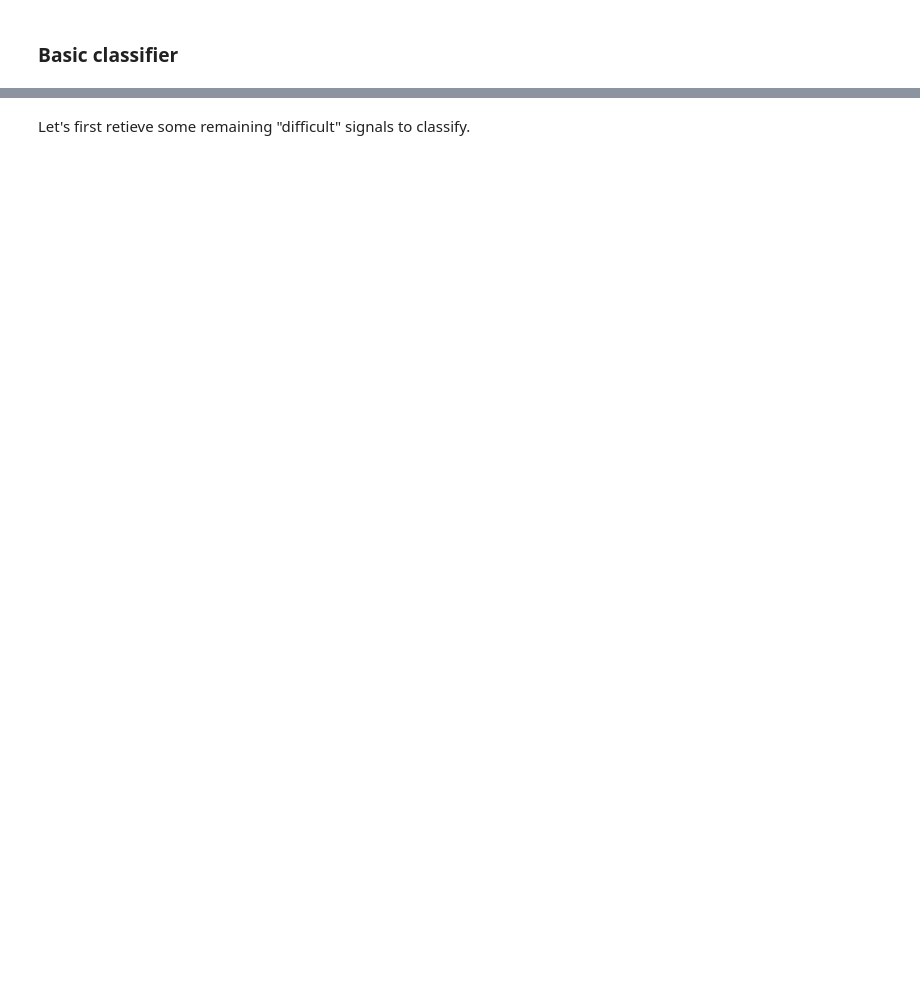
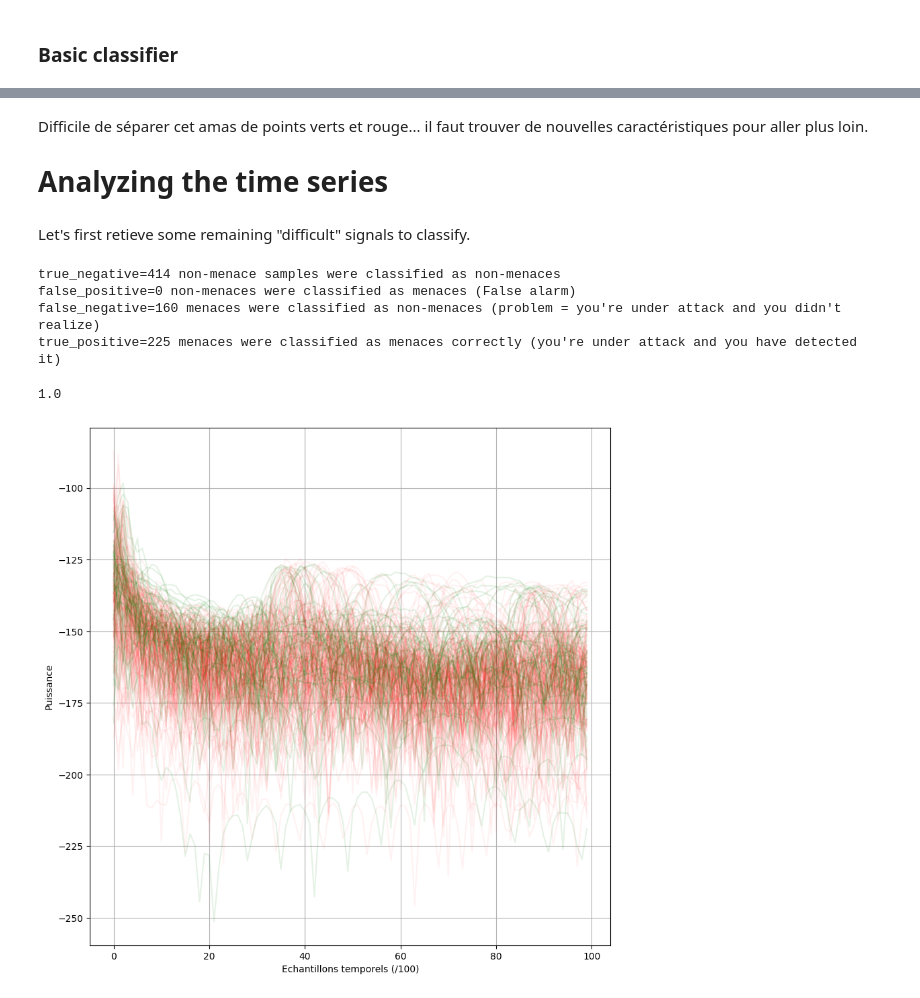
Before and after one commit to balthazarneveu/MVA23_SIGNAL, a Jupyter notebook: lab_02/rapport.ipynb, the cells around one changed output, grey strips where cells are left out. Saved outputs shown, nothing was run; the diff lists cells and outputs as text; code cells hidden in the pictures; blank space fills up the shorter version.

```diff
--- a/lab_02/rapport.ipynb
+++ b/lab_02/rapport.ipynb
@@ -149,10 +227,21 @@ if compare_plots:
+# %% [markdown]
+Difficile de séparer cet amas de points verts et rouge...
+il faut trouver de nouvelles caractéristiques pour aller plus loin.
+
+# Analyzing the time series
 # %% [markdown]
 Let's first retieve some remaining "difficult" signals to classify.
 # %%
-features_to_keep = 2
-accuracies, best_depth, classifier = train_classifier(x_train, x_test, y_train, y_test, feature_dimension=features_to_keep, debug=False,  show=False, forced_depth=4)
+features_to_keep = 4
+accuracies, best_depth, classifier, confusion_matrix = train_classifier(x_train, x_test, y_train, y_test, feature_dimension=features_to_keep, debug=False,  show=False, forced_depth=4)
 y_train_pred = classifier.predict(x_train[:, :features_to_keep])
 missclassified_indexes = np.where(y_train_pred!=y_train)[0]
+display_confusion_matrix(confusion_matrix)
+# %% [output]
+true_negative=414 non-menace samples were classified as non-menaces
+false_positive=0 non-menaces were classified as menaces (False alarm)
+false_negative=160 menaces were classified as non-menaces (problem = you're under attack and you didn't realize)
+true_positive=225 menaces were classified as menaces correctly (you're under attack and you have detected it)
 # %%
 all_indexes = df.index.values
 # Get indexes that are not in missclassified_indexes
@@ -170,6 +257,16 @@ df_hard.menace.sum()/len(df_hard)
+# %%
+# Here we only have menaces which were missclassified ...
+df_hard.menace.sum()/len(df_hard)
+# %% [output]
+1.0
 # %%
+plt.figure(figsize=(10, 10))
 plt.plot(np.array([df_hard.puissance[idx] for idx in range(len(df_hard)) if df_hard.menace[idx]]).T, "r", alpha=0.05, label="menace")
-plt.plot(np.array([df_hard.puissance[idx] for idx in range(len(df_hard)) if not df_hard.menace[idx]]).T, "g", alpha=0.05, label="safe")
+plt.plot(np.array([df_hard.puissance[idx] for idx in range(len(df_hard)) if not df_hard.menace[idx]]).T, "g", alpha=0.1, label="safe")
 plt.plot(np.array([df_random.puissance[idx] for idx in range(len(df_random)) if not df_random.menace[idx]]).T, "g", alpha=0.1, label="safe")
 plt.grid()
+plt.ylabel("Puissance")
+plt.xlabel("Echantillons temporels (/100)")
 plt.show()
+# %% [output]
+[figure, added]
```
Also changed, not shown: parts of 18 cells of this notebook, 1 other file.
